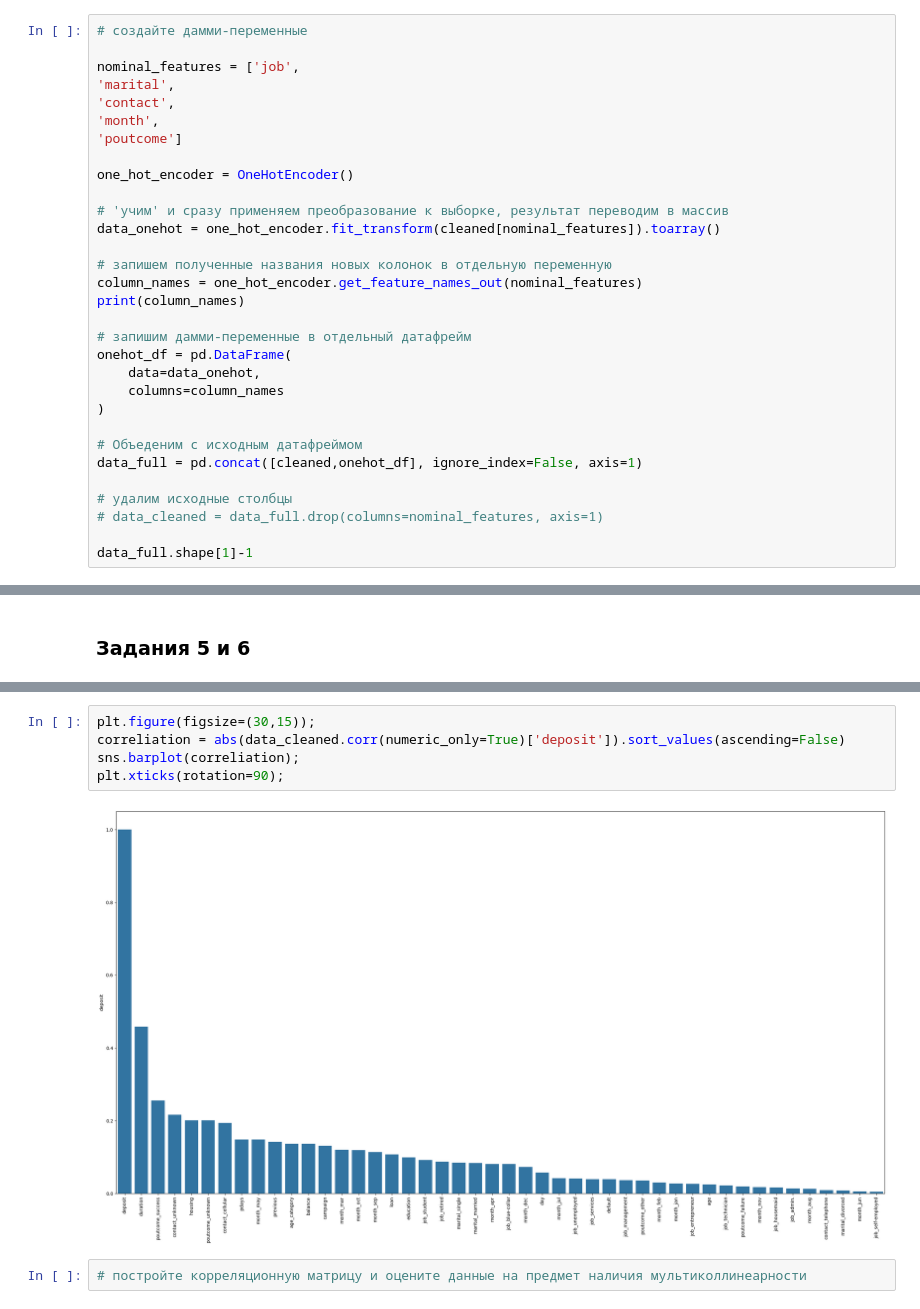
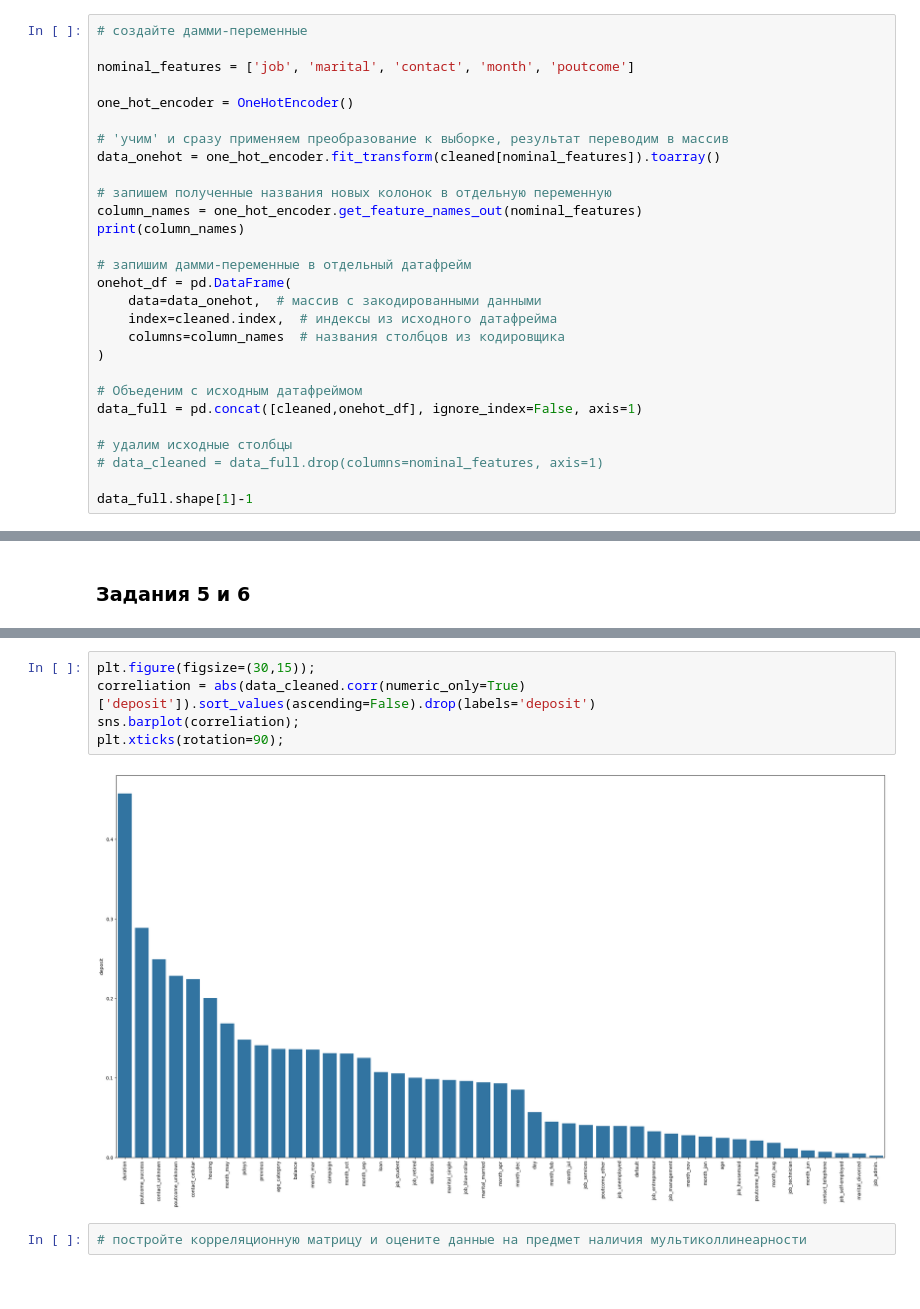
Before and after one commit to AntonYurkovskiy/Project_4_ML_BankDeposits, a Jupyter notebook: Project_4_ML.ipynb, the cells around one changed output, grey strips where cells are left out. Drawn from its saved outputs; the diff is of its cells as text.

```diff
--- a/Project_4_ML.ipynb
+++ b/Project_4_ML.ipynb
@@ -375,11 +371,7 @@ print('Cумма средних признаков из списка cols:{:.3f}
 # %%
 # создайте дамми-переменные
 
-nominal_features = ['job',
-'marital',
-'contact',
-'month',
-'poutcome']
+nominal_features = ['job', 'marital', 'contact', 'month', 'poutcome']
 
 one_hot_encoder = OneHotEncoder()
 
@@ -392,8 +384,9 @@ print(column_names)
 
 # запишим дамми-переменные в отдельный датафрейм
 onehot_df = pd.DataFrame(
-    data=data_onehot,
-    columns=column_names
+    data=data_onehot,  # массив с закодированными данными
+    index=cleaned.index,  # индексы из исходного датафрейма
+    columns=column_names  # названия столбцов из кодировщика
 )
 
 # Объеденим с исходным датафреймом
@@ -426,10 +426,10 @@ sns.heatmap(data_cleaned.corr(numeric_only=True), annot = True);
 # %%
 plt.figure(figsize=(30,15));
-correliation = abs(data_cleaned.corr(numeric_only=True)['deposit']).sort_values(ascending=False)
+correliation = abs(data_cleaned.corr(numeric_only=True)['deposit']).sort_values(ascending=False).drop(labels='deposit')
 sns.barplot(correliation);
 plt.xticks(rotation=90);
 # %% [output]
-[figure, old version]
+[figure, new version]
 # %%
 # постройте корреляционную матрицу и оцените данные на предмет наличия мультиколлинеарности
 # %% [markdown]
```
Also changed, not shown: parts of 14 cells of this notebook.
